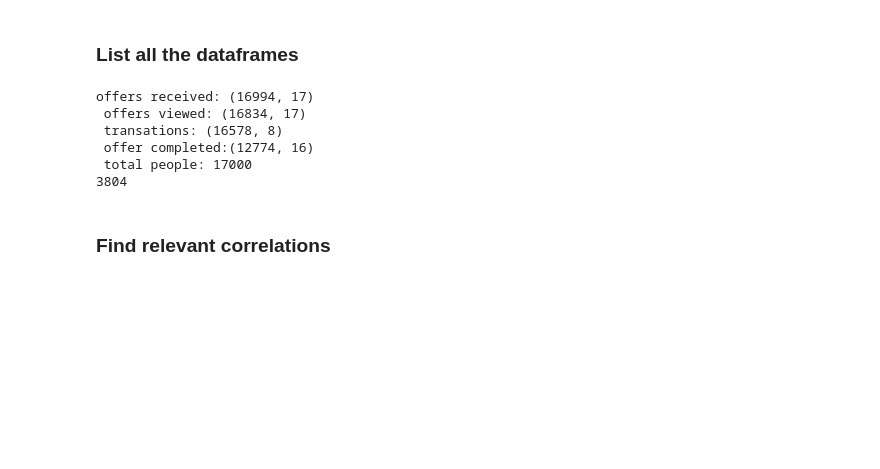
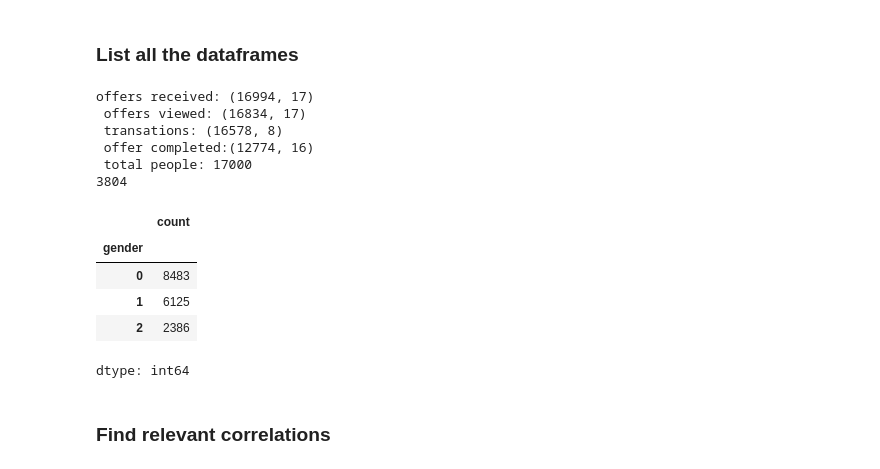
Before and after one commit to kiah-ucsd/DSE200, a Jupyter notebook: Mini_Project_2.ipynb, the cells around one changed output. Drawn from its saved outputs; the diff is of its cells as text; code cells hidden in the pictures; blank space fills up the shorter version.

```diff
--- a/Mini_Project_2.ipynb
+++ b/Mini_Project_2.ipynb
@@ -380,6 +386,16 @@ master_df.loc[(master_df.event_TR.isna()), 'event_TR'] = 0
 #join master_df with profile_df, map gender 1 == M, 2 == F, 3== idk for spearmans r correlation
 master_df = master_df.merge(profile_df, left_on = 'person',right_on = 'person', how='left')
 master_df.gender = master_df.apply(lambda x: 0 if x['gender'] == 'M' else (1 if x['gender'] == 'F' else 2), axis=1)
+# %%
+#sanity check: there is not an even distribution of gender in master_df, so our results by gender will be skewed
+master_df.gender.value_counts()
+# %% [output]
+|  | count |
+| gender |  |
+| 0 | 8483 |
+| 1 | 6125 |
+| 2 | 2386 |
+dtype: int64
 # %% [markdown]
 ### Find relevant correlations
 # %%
```
Also changed, not shown: parts of 42 cells of this notebook.
